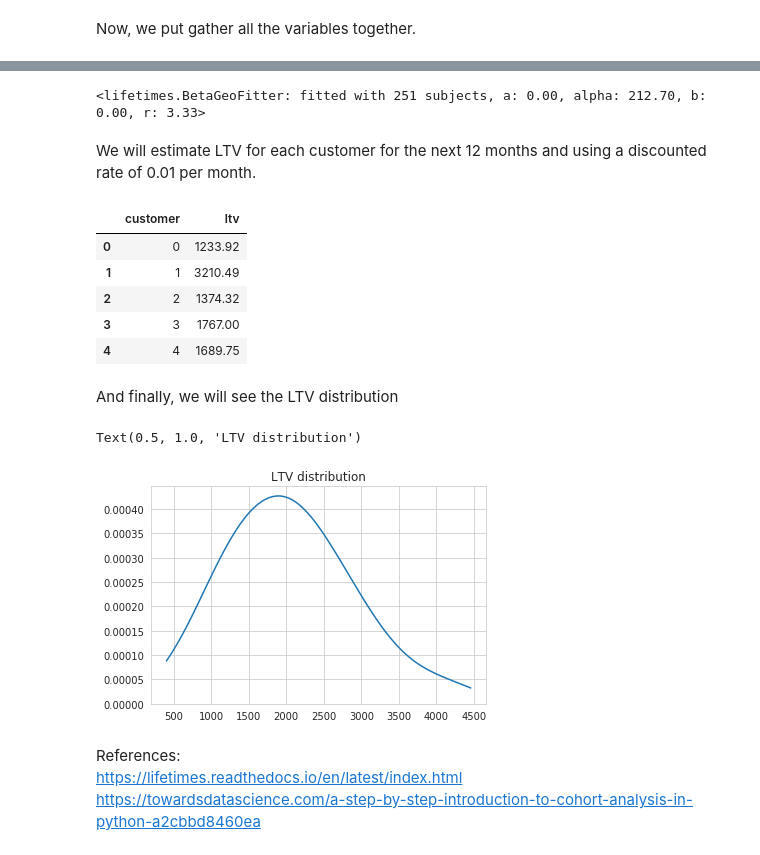
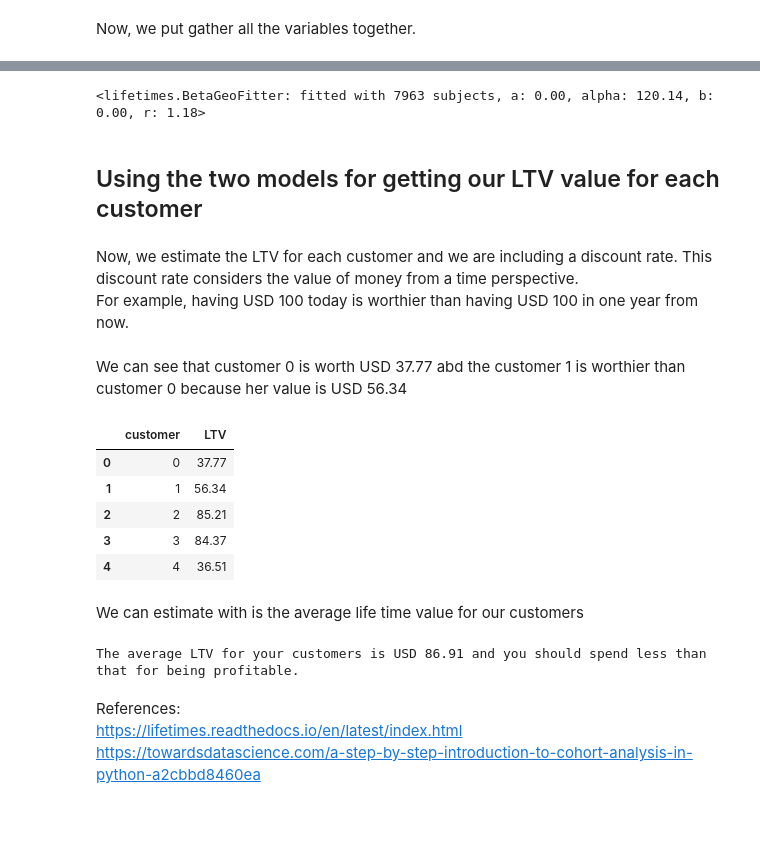
Before and after one commit to cdezapasquale/Stripe_cohort_analysis, a Jupyter notebook: notebook.ipynb, the cells around one changed output, grey strips where cells are left out. Saved outputs shown, nothing was run; the diff lists cells and outputs as text; code cells hidden in the pictures; blank space fills up the shorter version.

```diff
--- a/notebook.ipynb
+++ b/notebook.ipynb
@@ -136,0 +181,7 @@ Now, we will proceed to estimate the net_amount by cohort and month.
+# %%
+my_data['created']=pd.to_datetime(my_data['created'])
+my_data['first_purchase']=pd.to_datetime(my_data['first_purchase'])
+
+my_data['period']= np.ceil(((my_data['created']-my_data['first_purchase']).dt.days)/30)
+
+my_data.head()
@@ -228,5 +282,3 @@ Text(0.5, 1.0, 'Share per cohort')
 # %% [markdown]
 ## Are they leaving or staying? Cohort retention
 We will create a new variable "period" and its measure is per month.
-# %%
-my_data['period']= round(((my_data['created']-my_data['first_purchase']).dt.days)/30, 0)
@@ -358,5 +474,9 @@ Then we merge this last_purchase with our first_purchase dataframe for getting o
 # %%
 recency=first_purchase.merge(last_purchase, how='inner', on='customer')
+recency.head()
+
+recency['last_purchase']=pd.to_datetime(recency['last_purchase'])
+recency['first_purchase']=pd.to_datetime(recency['first_purchase'])
 # %%
 recency['recency']= (recency['last_purchase']-recency['first_purchase']).dt.days
 recency= recency[['customer','recency']]
@@ -417,11 +550,13 @@ In the other hand, we will fit a BG/NBD model which takes consideration into the
 # %%
-bgf = BetaGeoFitter(penalizer_coef=0.01)
-
+bgf = BetaGeoFitter(penalizer_coef=0.1)
 bgf.fit(ltv['frequency'], ltv['recency'], ltv['T'])
 # %% [output]
-<lifetimes.BetaGeoFitter: fitted with 251 subjects, a: 0.00, alpha: 212.70, b: 0.00, r: 3.33>
+<lifetimes.BetaGeoFitter: fitted with 7963 subjects, a: 0.00, alpha: 120.14, b: 0.00, r: 1.18>
-# %% [markdown]
-We will estimate LTV for each customer for the next 12 months and using a discounted rate of 0.01 per month.
+# %% [markdown]
+## Using the two models for getting our LTV value for each customer
+# %% [markdown]
+Now, we estimate the LTV for each customer and we are including a discount rate. This discount rate considers the value of money from a time perspective.<br>
+For example, having USD 100 today is worthier than having USD 100 in one year from now.
 # %%
 expected_ltv= round(ggf.customer_lifetime_value(
     bgf, #the model to use to predict the number of future transactions
@@ -434,26 +569,27 @@ expected_ltv= round(ggf.customer_lifetime_value(
     freq='D'
 
 ), 2)
+# %% [markdown]
+We can see that customer 0 is worth USD 37.77 abd the customer 1 is worthier than customer 0 because her value is USD 56.34
 # %%
 expected_ltv=pd.DataFrame(expected_ltv).reset_index()
-expected_ltv.columns = ['customer', 'ltv']
+expected_ltv.columns = ['customer', 'LTV']
 expected_ltv.head()
 # %% [output]
-|  | customer | ltv |
-| 0 | 0 | 1233.92 |
-| 1 | 1 | 3210.49 |
-| 2 | 2 | 1374.32 |
-| 3 | 3 | 1767.00 |
-| 4 | 4 | 1689.75 |
+|  | customer | LTV |
+| 0 | 0 | 37.77 |
+| 1 | 1 | 56.34 |
+| 2 | 2 | 85.21 |
+| 3 | 3 | 84.37 |
+| 4 | 4 | 36.51 |
-# %% [markdown]
-And finally, we will see the LTV distribution
-# %%
-sns.set_style('whitegrid')
-
-sns.kdeplot(np.array(expected_ltv['ltv']), bw=0.5).set_title('LTV distribution')
-# %% [output]
-Text(0.5, 1.0, 'LTV distribution')
-[figure, removed]
+# %% [markdown]
+We can estimate with is the average life time value for our customers
+# %%
+mean_ltv= np.mean(expected_ltv['LTV'])
+
+print('The average LTV for your customers is USD '+ str(round(mean_ltv, 2))+' and you should spend less than that for being profitable.')
+# %% [output]
+The average LTV for your customers is USD 86.91 and you should spend less than that for being profitable.
 # %% [markdown]
 References: <br>
 https://lifetimes.readthedocs.io/en/latest/index.html<br>
```
Also changed, not shown: parts of 97 cells of this notebook, 1 other file.
